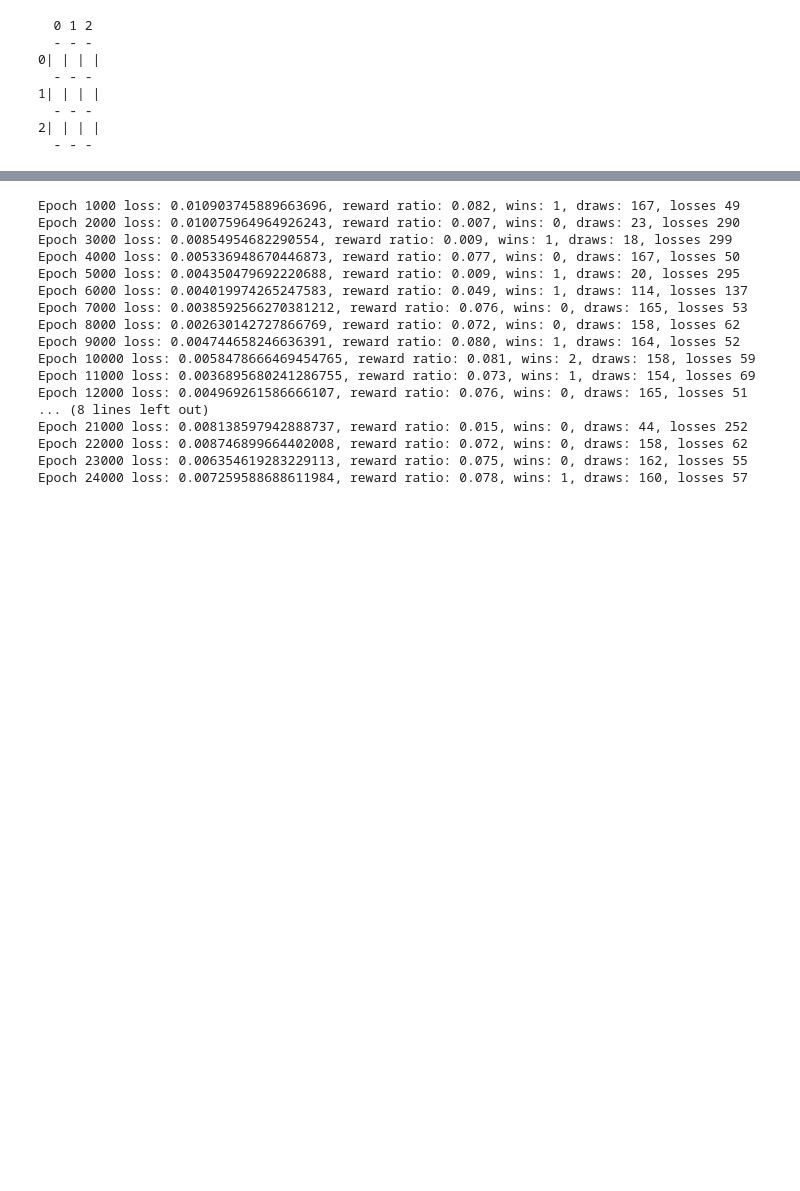
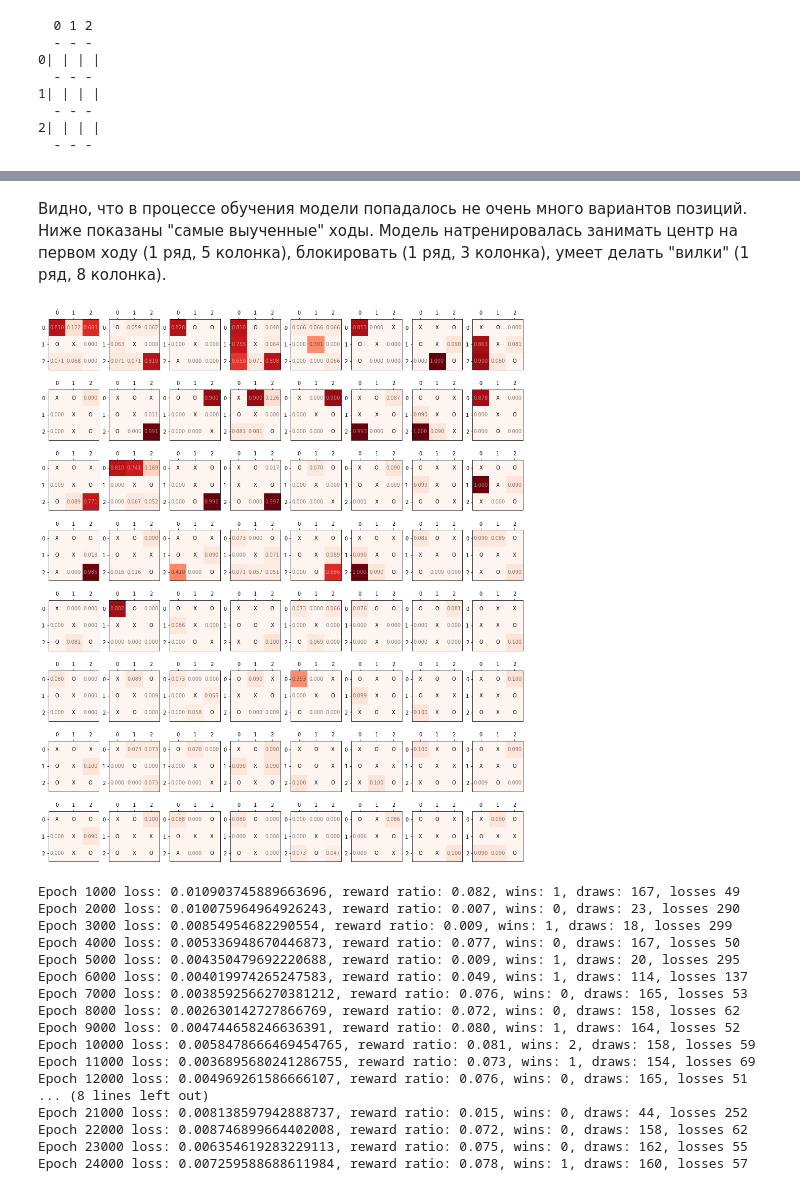
Before and after one commit to AntonP999/Neural_Networks_misc, a Jupyter notebook: TicTacToe.ipynb, the cells around one changed output, grey strips where cells are left out. Cells and saved outputs as stored; diff of their text form; code cells hidden in the pictures; blank space fills up the shorter version.

```diff
--- a/TicTacToe.ipynb
+++ b/TicTacToe.ipynb
@@ -394,3 +422,9 @@ Results 9549 151 300 96.95400548279014%
+# %% [markdown]
+Видно, что в процессе обучения модели попадалось не очень много вариантов позиций. Ниже показаны "самые выученные" ходы. Модель натренировалась занимать центр на первом ходу (1 ряд, 5 колонка), блокировать (1 ряд, 3 колонка), умеет делать "вилки" (1 ряд, 8 колонка).
+# %%
+plot_qs(qt, num=(8,8), p=qt.table.sum(axis=0)/qt.table.sum())
+# %% [output]
+[figure, added]
 # %%
 # Обертка для игры для обучения нейросети. По ходу игрока возвращает следующее
 # состояние (после хода оппонента), награду, конец игры.
```
Also changed, not shown: parts of 4 cells of this notebook.
